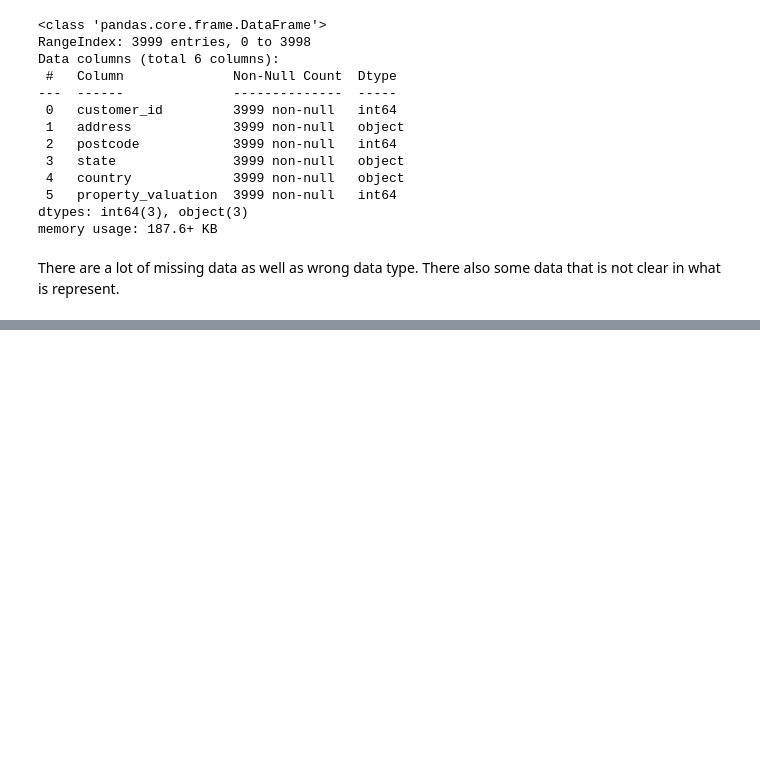
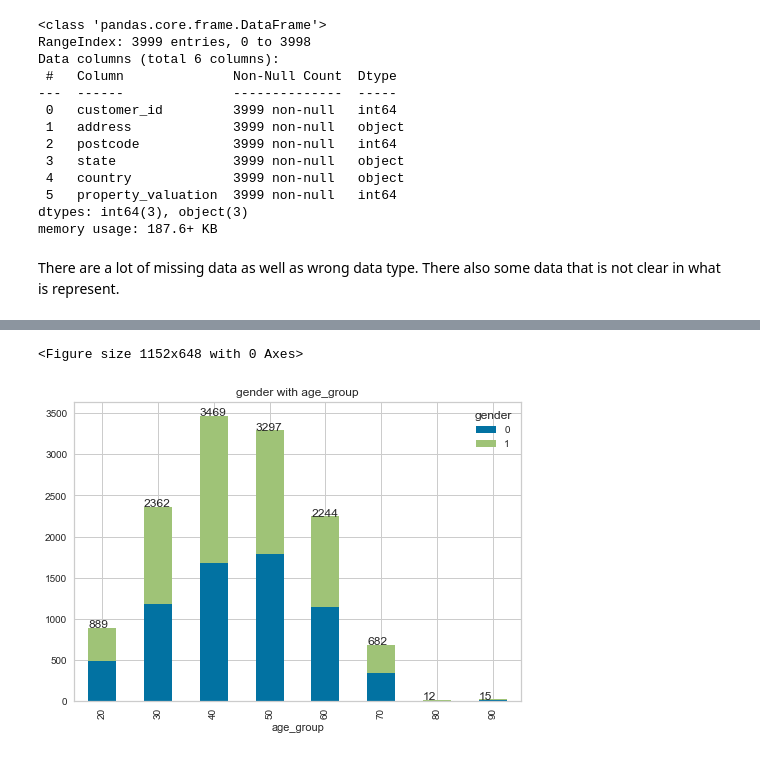
Before and after one commit to vclzez/DATA, a Jupyter notebook: The Forage/KPMG/KPMG_EDA.ipynb, the cells around one changed output, grey strips where cells are left out. Drawn from its saved outputs; the diff is of its cells as text; code cells hidden in the pictures; blank space fills up the shorter version.

```diff
--- a/The Forage/KPMG/KPMG_EDA.ipynb
+++ b/The Forage/KPMG/KPMG_EDA.ipynb
@@ -258,0 +403,6 @@ List of Wrong datatype:
+# %%
+# Gender and age
+plot_stack_bar_seg(df_allmerge,'age_group','gender')
+# %% [output]
+<Figure size 1152x648 with 0 Axes>
+[figure, added]
```
Also changed, not shown: parts of 43 cells of this notebook.
